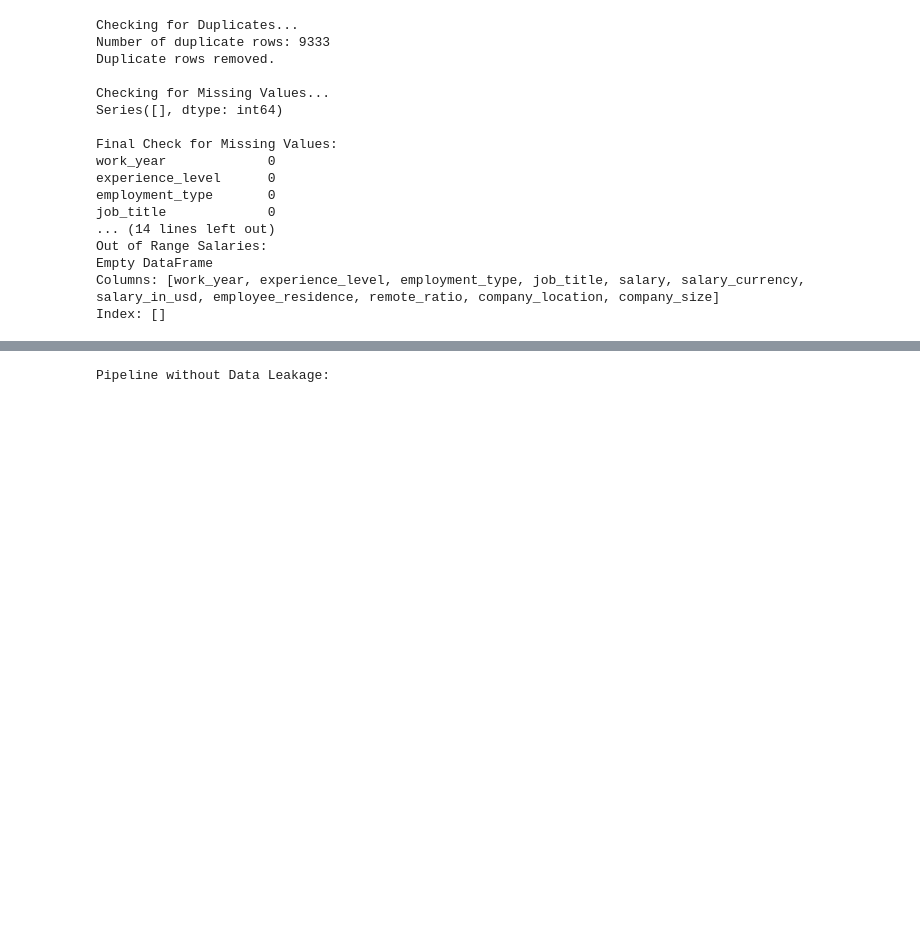
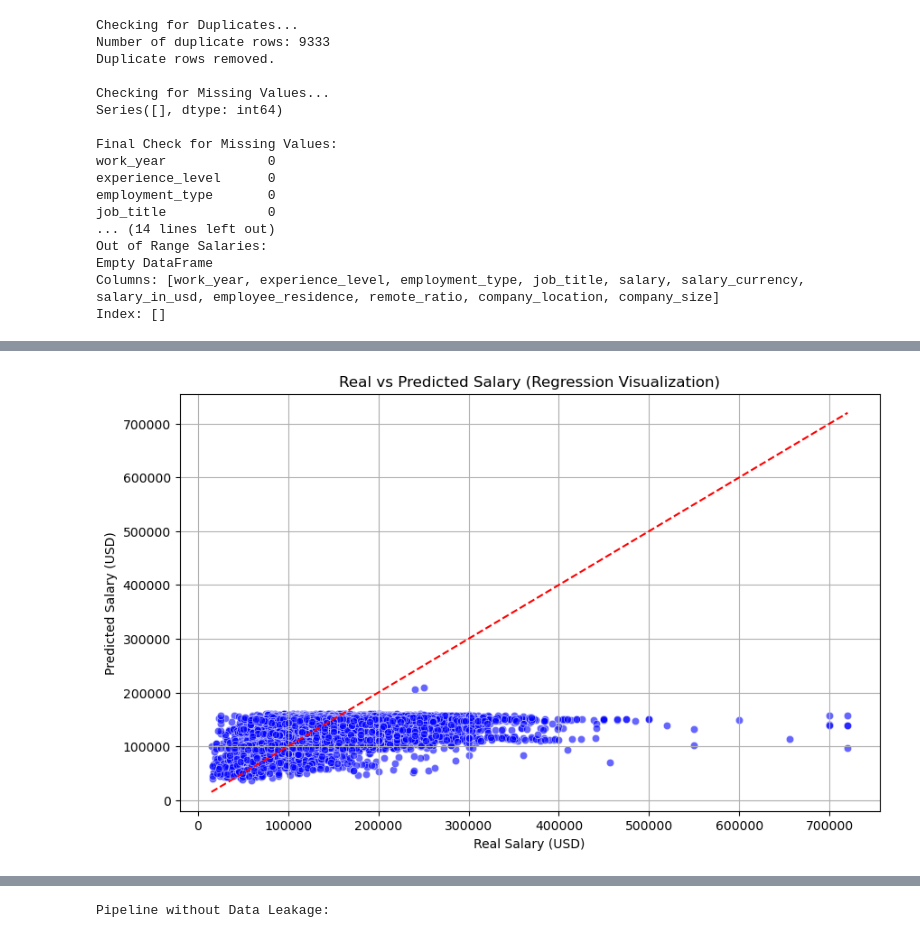
Before and after one commit to isnotJack/AI-project, a Jupyter notebook: 3_regression.ipynb, the cells around one changed output, grey strips where cells are left out. Drawn from its saved outputs; the diff is of its cells as text; code cells hidden in the pictures; blank space fills up the shorter version.

Commit message:
started regression - implement feature selection

```diff
--- a/3_regression.ipynb
+++ b/3_regression.ipynb
@@ -125,0 +128,94 @@ Index: []
+# %%
+from sklearn.model_selection import KFold
+from sklearn.pipeline import Pipeline
+from sklearn.compose import ColumnTransformer
+from sklearn.preprocessing import OneHotEncoder, OrdinalEncoder, StandardScaler
+from sklearn.ensemble import RandomForestRegressor
+from sklearn.linear_model import LinearRegression
+from sklearn.metrics import mean_absolute_error, mean_squared_error, r2_score
+import numpy as np
+import pandas as pd
+import matplotlib.pyplot as plt
+import seaborn as sns
+
+# Funzione per valutare il modello
+def evaluate_model(y_true, y_pred, apply_expm1=False):
+    if apply_expm1:
+        y_pred = np.expm1(y_pred)
+        y_true = np.expm1(y_true)
+
+    mae = mean_absolute_error(y_true, y_pred)
+    rmse = np.sqrt(mean_squared_error(y_true, y_pred))
+    r2 = r2_score(y_true, y_pred)
+    return {"MAE": mae, "RMSE": rmse, "R2": r2}
+
+# Definizione delle feature
+low_cardinality_features = ['employment_type', 'company_size', 'employee_residence', 'company_location', 'salary_currency']
+high_cardinality_features = ['experience_level', 'job_title']
+numerical_features = ['work_year', 'remote_ratio']
+
+# Preprocessing pipelines
+ohe = OneHotEncoder(sparse_output=False, handle_unknown='ignore')
+oe = OrdinalEncoder(handle_unknown='use_encoded_value', unknown_value=-1)
+scaler = StandardScaler()
+
+preprocessor = ColumnTransformer(
+    transformers=[
+        ('ohe', ohe, low_cardinality_features),
+        ('oe', oe, high_cardinality_features),
+        ('scale', scaler, numerical_features)
+    ],
+    remainder='passthrough'
+)
+
+# Inizializzazione K-Fold
+kf = KFold(n_splits=5, shuffle=True, random_state=42)
+
+# ==========================================
+# Pipeline con Visualizzazione dei Risultati
+# ==========================================
+print("\nPipeline without Data Leakage:")
+
+y_true_all = []
+y_pred_all = []
+
+for train_index, test_index in kf.split(df):
+    X = df.drop('salary_in_usd', axis=1)
+    y = np.log1p(df['salary_in_usd'])  # Log-transform sul target
+
+    X_train, X_test = X.iloc[train_index], X.iloc[test_index]
+    y_train, y_test = y.iloc[train_index], y.iloc[test_index]
+
+    pipeline_no_leakage = Pipeline(steps=[
+        ('preprocessor', preprocessor),
+        ('model', LinearRegression())
+    ])
+
+    pipeline_no_leakage.fit(X_train, y_train)
+    y_pred = pipeline_no_leakage.predict(X_test)
+
+    y_pred = np.expm1(y_pred)  # Riporta alla scala originale
+    y_test = np.expm1(y_test)
+
+    y_true_all.extend(y_test)
+    y_pred_all.extend(y_pred)
+
+# Visualizzazione con Scatter Plot
+plt.figure(figsize=(10, 6))
+sns.scatterplot(x=y_true_all, y=y_pred_all, alpha=0.6, color='blue')
+plt.plot([min(y_true_all), max(y_true_all)], [min(y_true_all), max(y_true_all)], color='red', linestyle='--')
+
+plt.title("Real vs Predicted Salary (Regression Visualization)")
+plt.xlabel("Real Salary (USD)")
+plt.ylabel("Predicted Salary (USD)")
+plt.grid(True)
+plt.show()
+
+# Valutazione Finale del Modello
+final_results = evaluate_model(np.array(y_true_all), np.array(y_pred_all))
+print("\nFinal Model Evaluation (Without Data Leakage):")
+print(final_results)
+X_train_transformed = preprocessor.fit_transform(X_train)
+print("\nX_train after preprocessing (first 5 rows):")
+print(pd.DataFrame(X_train_transformed).head())
+# %% [output]
@@ -125,0 +223 @@ Index: []
+[figure, added]
```
Also changed, not shown: parts of 7 cells of this notebook, 1 other file.
